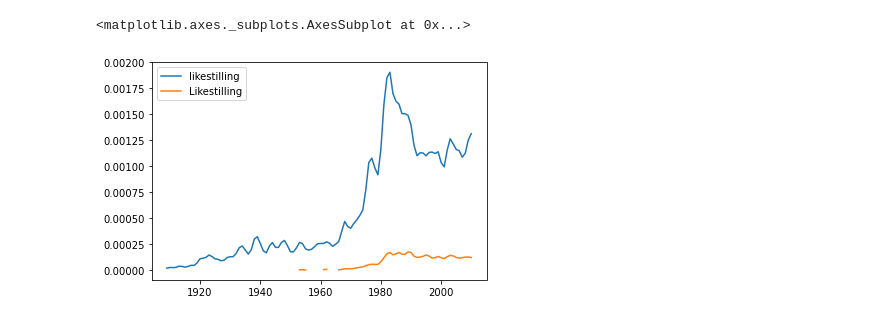
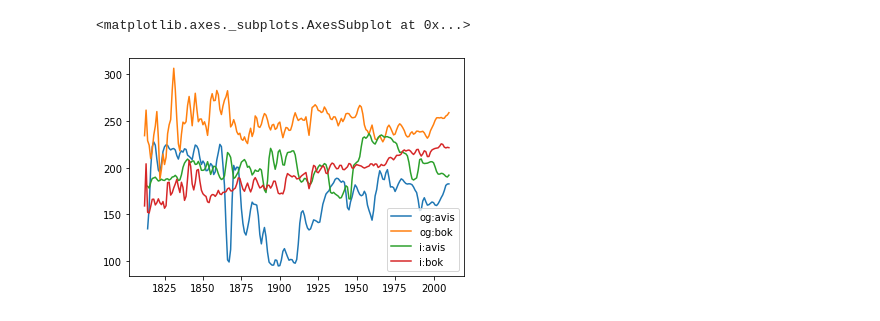
Before and after one commit to Yoonsen/ngram_dekode, a Jupyter notebook: ngram.ipynb, the cells around one changed output. Saved outputs shown, nothing was run; the diff lists cells and outputs as text; code cells hidden in the pictures.

```diff
--- a/ngram.ipynb
+++ b/ngram.ipynb
@@ -45,8 +45,8 @@ def ngram_conv(ngrams, smooth=1, years=(1810,2013), mode='relative'):
         if x != []:
             ngc[x['key']] = {z['x']:z[arg] for z in x['values'] if int(z['x']) <= years[1] and int(z['x']) >= years[0]}
     return pd.DataFrame(ngc).rolling(window=smooth, win_type='triang').mean()
-# %%
-nb_ngram('likestilling, Likestilling', case_sens=1).plot()
-# %% [output]
-<matplotlib.axes._subplots.AxesSubplot at 0x...>
-[figure, removed]
+# %%
+(nb_ngram('og:avis, og:bok, i:avis, i:bok', case_sens=1, lang = 'nno').sort_index()*100).plot()
+# %% [output]
+<matplotlib.axes._subplots.AxesSubplot at 0x...>
+[figure, added]
```
